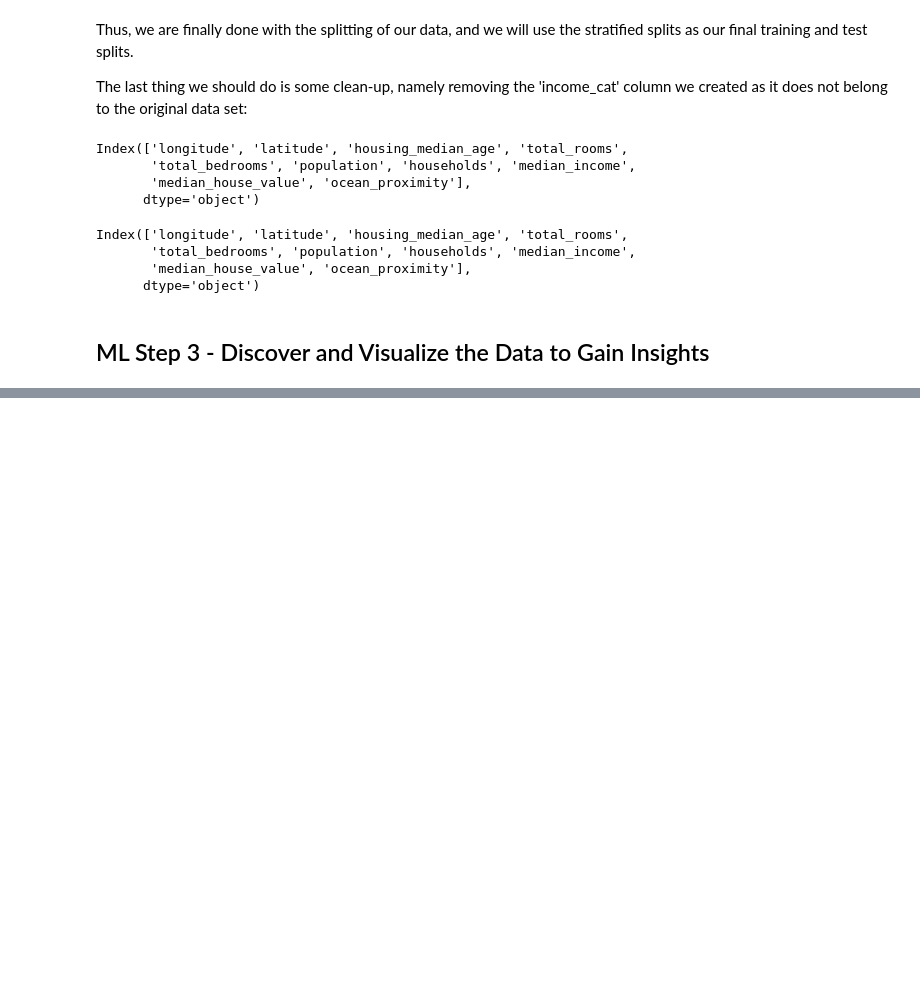
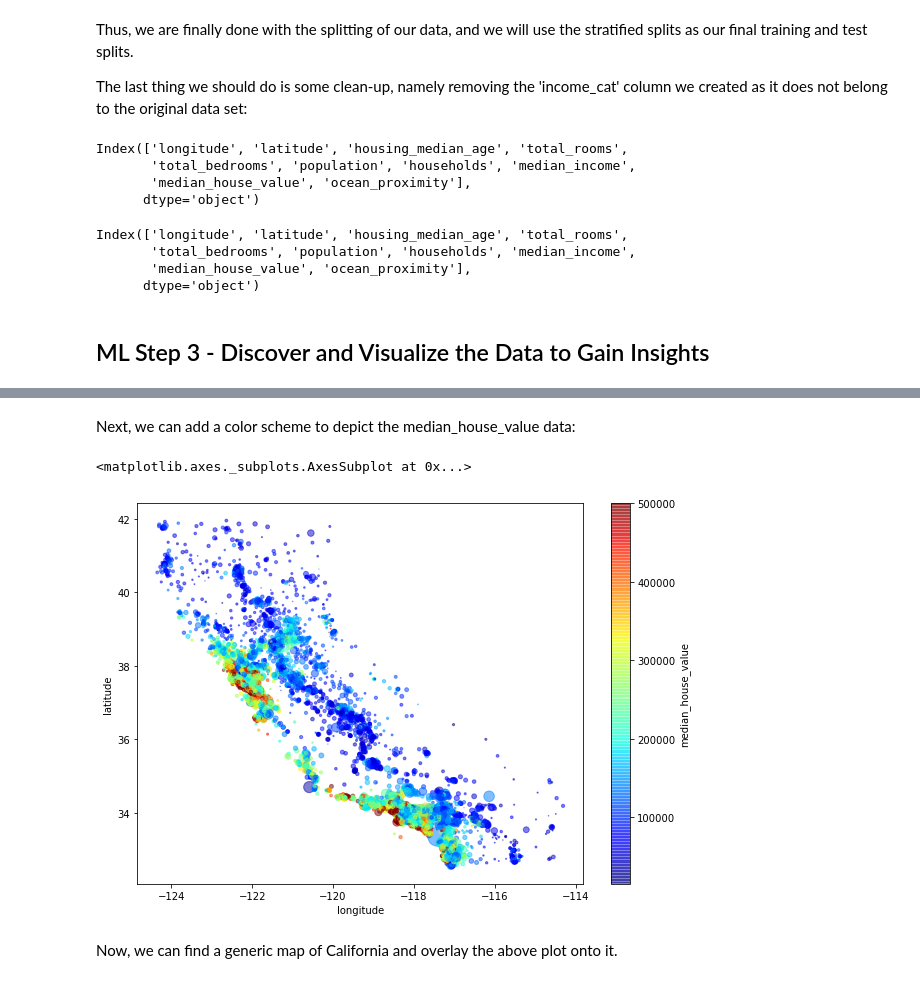
Before and after one commit to aj112358/ML_Notes, a Jupyter notebook: 02_End_to_End_Machine_Learning_Project/02_Real_Estate_Project.ipynb, the cells around one changed output, grey strips where cells are left out. Cells and saved outputs as stored; diff of their text form; code cells hidden in the pictures; blank space fills up the shorter version.

```diff
--- a/02_End_to_End_Machine_Learning_Project/02_Real_Estate_Project.ipynb
+++ b/02_End_to_End_Machine_Learning_Project/02_Real_Estate_Project.ipynb
@@ -516,0 +528,17 @@ Index(['longitude', 'latitude', 'housing_median_age', 'total_rooms',
+# %% [markdown]
+Next, we can add a color scheme to depict the median_house_value data:
+# %%
+housing.plot(kind="scatter",
+            x="longitude",
+            y="latitude",
+            alpha=0.5,
+            c="median_house_value",
+            cmap=plt.get_cmap("jet"),
+            s=housing["population"]/100,
+            figsize=(10,7),
+            sharex=False)
+# %% [output]
+<matplotlib.axes._subplots.AxesSubplot at 0x...>
+[figure, added]
+# %% [markdown]
+Now, we can find a generic map of California and overlay the above plot onto it.
```
Also changed, not shown: parts of 24 cells of this notebook, 1 other file.
